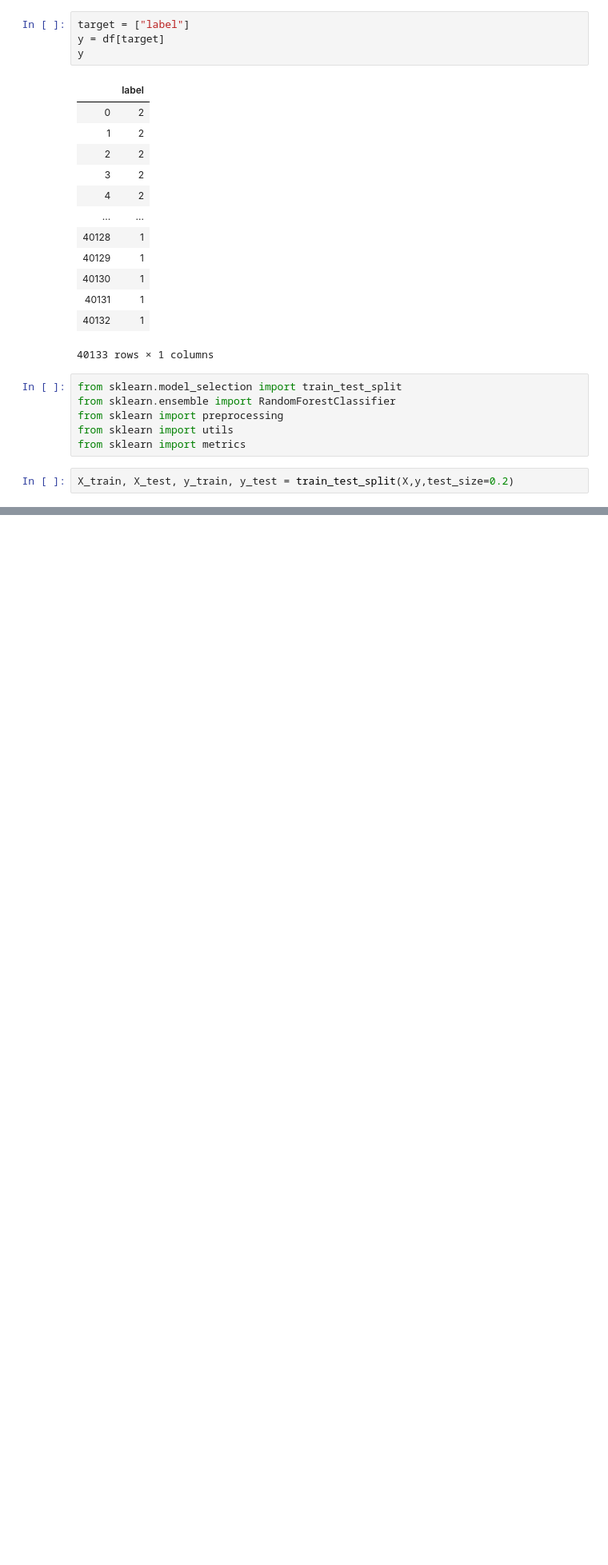
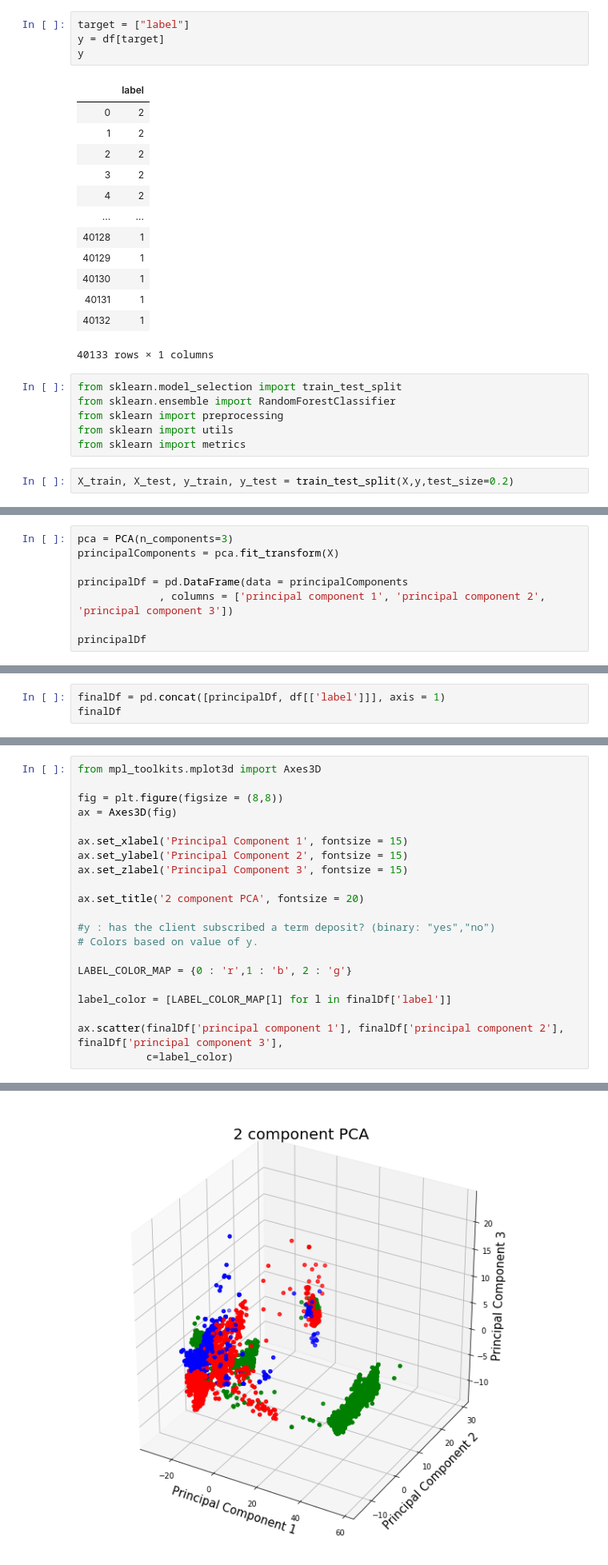
Before and after one commit to ddhruvgupta/MaliciousApp, a Jupyter notebook: Random Forrest Classifier.ipynb, the cells around one changed output, grey strips where cells are left out. Shown: that part at 80% size. Drawn from its saved outputs; the diff is of its cells as text; blank space fills up the shorter version.

```diff
--- a/Random Forrest Classifier.ipynb
+++ b/Random Forrest Classifier.ipynb
@@ -123,0 +162,8 @@ Model score for no of trees 19  is :  1.0
+# %%
+pca = PCA(n_components=3)
+principalComponents = pca.fit_transform(X)
+
+principalDf = pd.DataFrame(data = principalComponents
+             , columns = ['principal component 1', 'principal component 2', 'principal component 3'])
+
+principalDf
@@ -123,0 +189,3 @@ Model score for no of trees 19  is :  1.0
+# %%
+finalDf = pd.concat([principalDf, df[['label']]], axis = 1)
+finalDf
@@ -123,0 +206,22 @@ Model score for no of trees 19  is :  1.0
+# %%
+from mpl_toolkits.mplot3d import Axes3D
+
+fig = plt.figure(figsize = (8,8))
+ax = Axes3D(fig)
+
+ax.set_xlabel('Principal Component 1', fontsize = 15)
+ax.set_ylabel('Principal Component 2', fontsize = 15)
+ax.set_zlabel('Principal Component 3', fontsize = 15)
+
+ax.set_title('2 component PCA', fontsize = 20)
+
+#y : has the client subscribed a term deposit? (binary: "yes","no")
+# Colors based on value of y.
+
+LABEL_COLOR_MAP = {0 : 'r',1 : 'b', 2 : 'g'}
+
+label_color = [LABEL_COLOR_MAP[l] for l in finalDf['label']]
+
+ax.scatter(finalDf['principal component 1'], finalDf['principal component 2'], finalDf['principal component 3'],
+           c=label_color)
+# %% [output]
@@ -123,0 +229 @@ Model score for no of trees 19  is :  1.0
+[figure, added]
```
Also changed, not shown: parts of 13 cells of this notebook.
